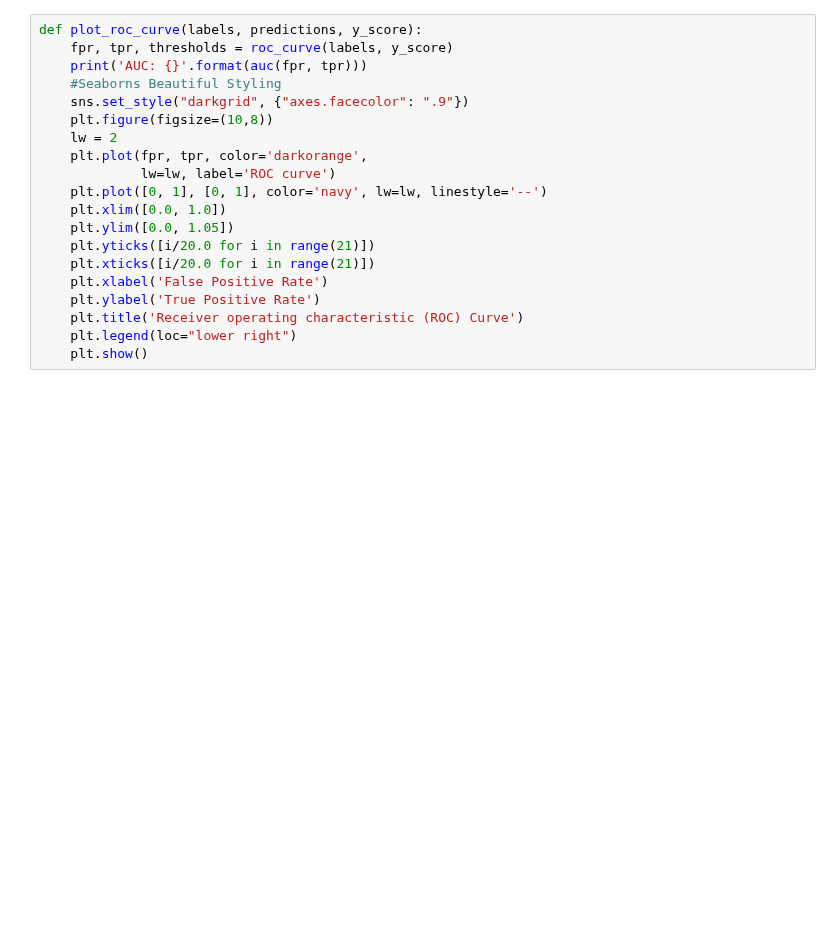
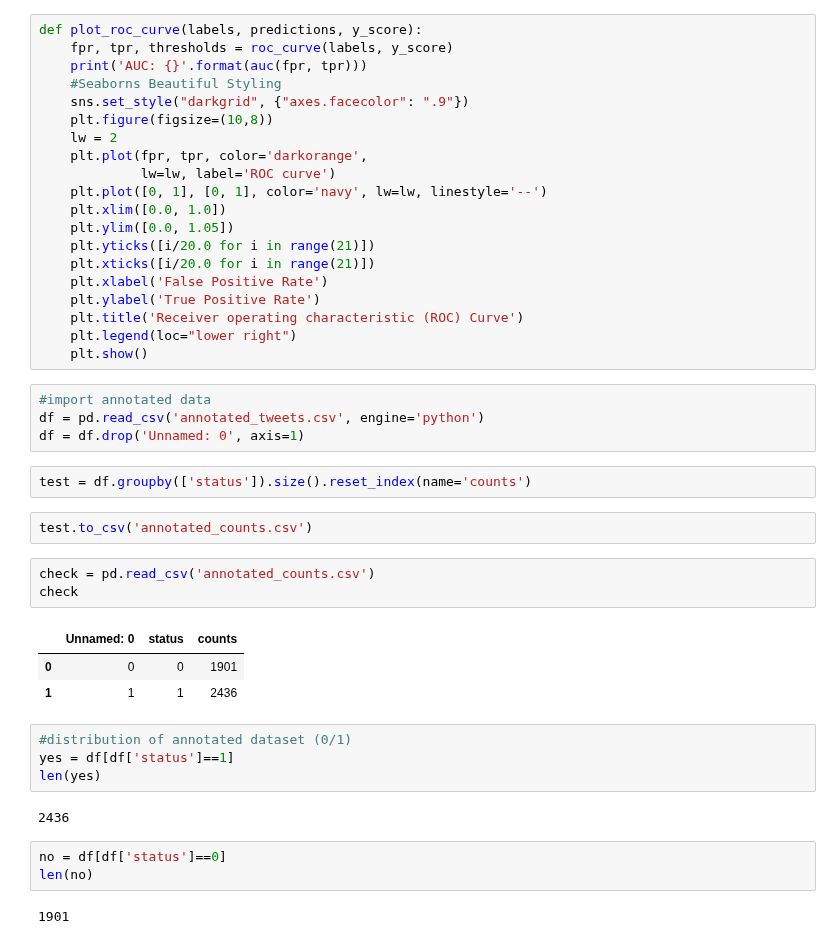
Before and after one commit to paulinaczheng/twitter_flu_tracking, a Jupyter notebook: Dash Check.ipynb, the cells around one changed output. Saved outputs shown, nothing was run; the diff lists cells and outputs as text; blank space fills up the shorter version.

```diff
--- a/Dash Check.ipynb
+++ b/Dash Check.ipynb
@@ -153,3 +153,29 @@ def plot_roc_curve(labels, predictions, y_score):
     plt.title('Receiver operating characteristic (ROC) Curve')
     plt.legend(loc="lower right")
     plt.show()
+# %%
+#import annotated data
+df = pd.read_csv('annotated_tweets.csv', engine='python')
+df = df.drop('Unnamed: 0', axis=1)
+# %%
+test = df.groupby(['status']).size().reset_index(name='counts')
+# %%
+test.to_csv('annotated_counts.csv')
+# %%
+check = pd.read_csv('annotated_counts.csv')
+check
+# %% [output]
+|  | Unnamed: 0 | status | counts |
+| 0 | 0 | 0 | 1901 |
+| 1 | 1 | 1 | 2436 |
+# %%
+#distribution of annotated dataset (0/1)
+yes = df[df['status']==1]
+len(yes)
+# %% [output]
+2436
+# %%
+no = df[df['status']==0]
+len(no)
+# %% [output]
+1901
```
Also changed, not shown: parts of 1 cell of this notebook, 3 other files.
